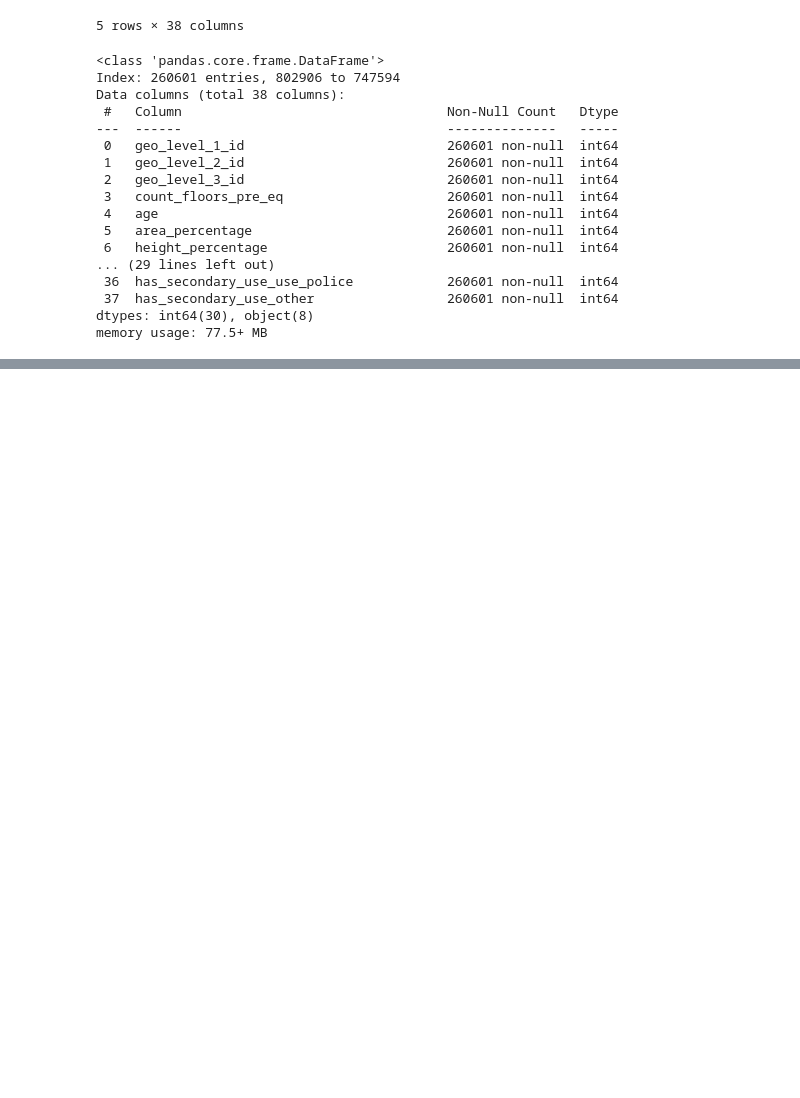
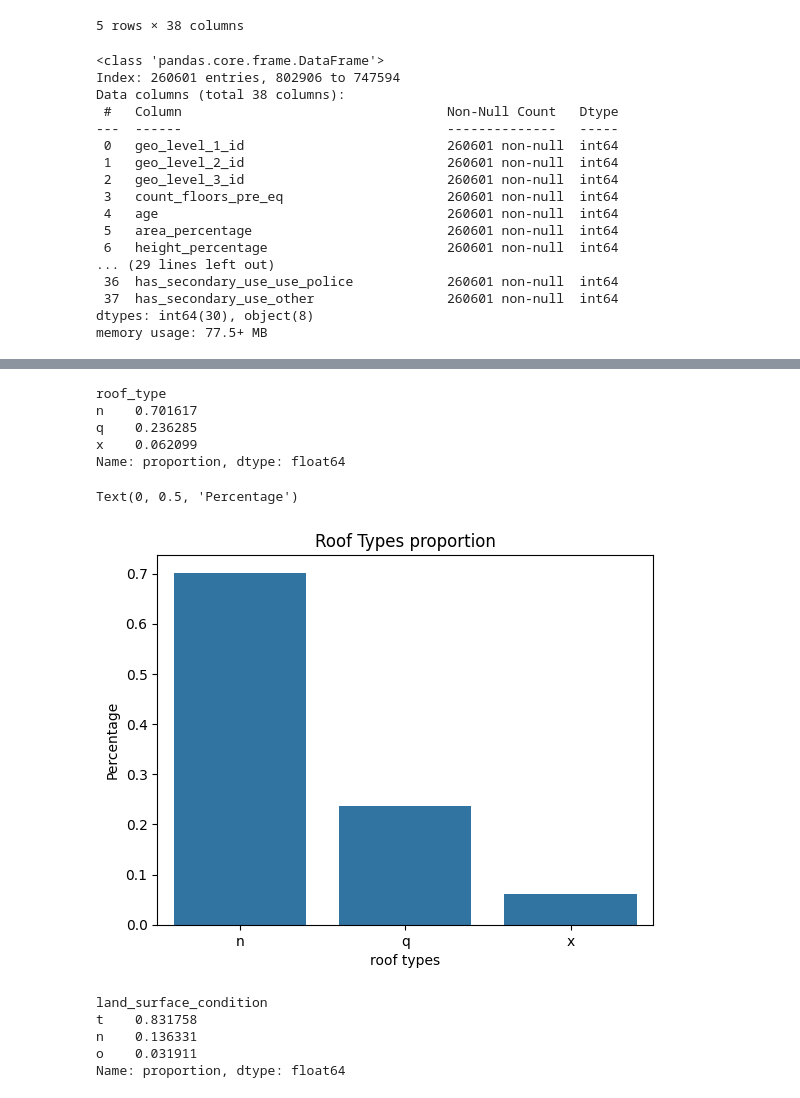
Before and after one commit to Hor-layinka/Hobs-Portfolio-projects, a Jupyter notebook: ClassificationModels/earth_quake_damage_pred.ipynb, the cells around one changed output, grey strips where cells are left out. Drawn from its saved outputs; the diff is of its cells as text; code cells hidden in the pictures; blank space fills up the shorter version.

```diff
--- a/ClassificationModels/earth_quake_damage_pred.ipynb
+++ b/ClassificationModels/earth_quake_damage_pred.ipynb
@@ -50,0 +90,24 @@ memory usage: 77.5+ MB
+# %%
+train_data.roof_type.value_counts(normalize=True)
+# %% [output]
+roof_type
+n    0.701617
+q    0.236285
+x    0.062099
+Name: proportion, dtype: float64
+# %%
+sns.barplot(data=train_data.roof_type.value_counts(normalize=True))
+plt.title("Roof Types proportion")
+plt.xlabel("roof types")
+plt.ylabel("Percentage")
+# %% [output]
+Text(0, 0.5, 'Percentage')
+[figure, added]
+# %%
+train_data.land_surface_condition.value_counts(normalize=True)
+# %% [output]
+land_surface_condition
+t    0.831758
+n    0.136331
+o    0.031911
+Name: proportion, dtype: float64
```
Also changed, not shown: parts of 9 cells of this notebook.
